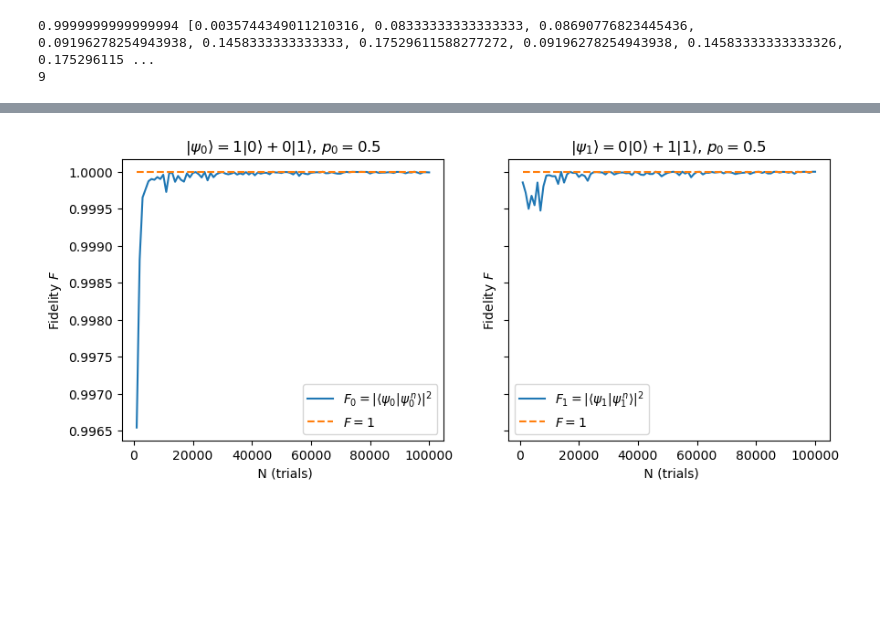
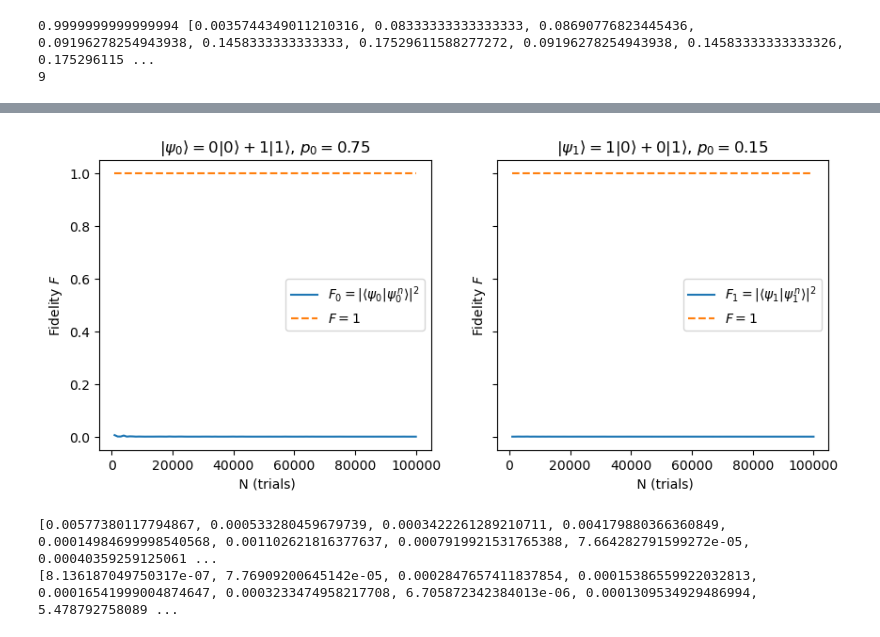
Before and after one commit to ofeypolv/povm, a Jupyter notebook: Pair_Discrimination_main.ipynb, the cells around one changed output, grey strips where cells are left out. Cells and saved outputs as stored; diff of their text form; code cells hidden in the pictures; blank space fills up the shorter version.

```diff
--- a/Pair_Discrimination_main.ipynb
+++ b/Pair_Discrimination_main.ipynb
@@ -383,36 +387,40 @@ def experiment_fid(N, coeff, priors):
     psi1_num = [b0,b1]
     psi0 = [coeff[0],coeff[1]]
     psi1 = [coeff[2],coeff[3]]
-    fid0 = abs(np.dot(psi0_num,psi0))**2
-    fid1 = abs(np.dot(psi1_num,psi1))**2
+    fid0 = abs(np.vdot(psi0_num,psi0))**2
+    fid1 = abs(np.vdot(psi1_num,psi1))**2
     fid = [fid0,fid1]
 
     return [psi0_num,psi1_num,fid]
 # %%
-coeff = [1,0,0,1]
-priors = [.5,.5]
+coeff = [0,1,1,0] #1/(2**.5)
+priors = [.75,.15]
 trials = [1000*(i+1) for i in range(100)]
 
 pfid  = [1 for i in trials]     # perfect fidelity of 1
 error0 = [experiment_fid(i,coeff,priors)[2][0] for i in trials]
 error1 = [experiment_fid(i,coeff,priors)[2][1] for i in trials]
 
 fig, (ax1, ax2) = plt.subplots(1,2, figsize=(10,4), sharey=True)
 
 ax1.plot(trials, error0, label=r'$F_0=|\langle \psi_0|\psi_0^{\,n}\rangle|^2$')
 ax1.plot(trials , pfid, "--", label=r'$F=1$')
 ax1.set_xlabel(' N (trials)')
 ax1.set_ylabel(r'Fidelity $F$')
 ax1.set_title(r'$|\psi_0\rangle ={}|0\rangle+{}|1\rangle $, $p_0={}$'.format(round(coeff[0],1), round(coeff[1],1), priors[0]))
 ax1.legend(loc='best')
 
 ax2.plot(trials, error1, label=r'$F_1=|\langle \psi_1|\psi_1^{\,n}\rangle|^2$')
 ax2.plot(trials , pfid, "--", label=r'$F=1$')
 ax2.set_xlabel(' N (trials)')
 ax2.set_ylabel(r'Fidelity $F$')
 ax2.set_title(r'$|\psi_1\rangle ={}|0\rangle+{}|1\rangle $, $p_0={}$'.format(round(coeff[2],1), round(coeff[3],1), priors[1]))
 ax2.legend(loc='best')
 
 plt.show()
+print(error0)
+print(error1)
 # %% [output]
-[figure, old version]
+[figure, new version]
+[0.00577380117794867, 0.000533280459679739, 0.0003422261289210711, 0.004179880366360849, 0.00014984699998540568, 0.001102621816377637, 0.0007919921531765388, 7.664282791599272e-05, 0.00040359259125061 ...
+[8.136187049750317e-07, 7.76909200645142e-05, 0.0002847657411837854, 0.00015386559922032813, 0.00016541999004874647, 0.0003233474958217708, 6.705872342384013e-06, 0.0001309534929486994, 5.478792758089 ...
```
Also changed, not shown: parts of 7 cells of this notebook.
